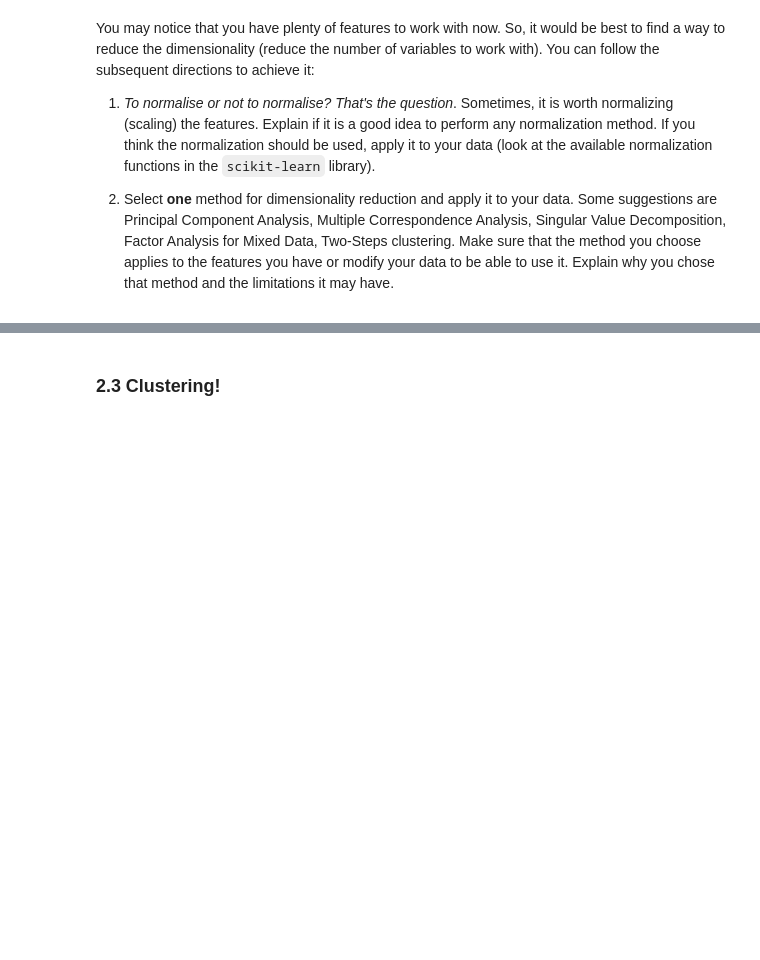
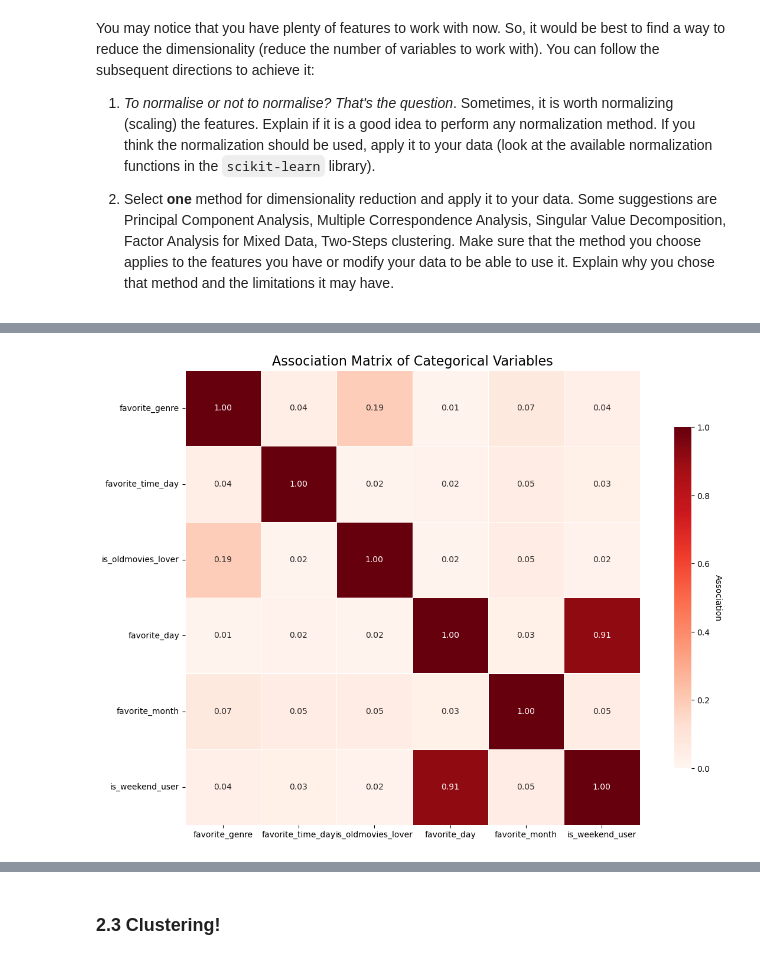
Before and after one commit to LorenzoPannacci/ADM-HW4, a Jupyter notebook: main.ipynb, the cells around one changed output, grey strips where cells are left out. Cells and saved outputs as stored; diff of their text form; code cells hidden in the pictures; blank space fills up the shorter version.

```diff
--- a/main.ipynb
+++ b/main.ipynb
@@ -661,0 +685,22 @@ limitations of PCA: only linear dependence
+# %%
+# Extract the categorical varible
+qualitative_col = ['favorite_genre', 'favorite_time_day','is_oldmovies_lover','favorite_day', 'favorite_month', 'is_weekend_user']
+qualitative_df= users_dataset[qualitative_col]
+
+# Setting of the plot size
+plt.figure(figsize=(15, 10))
+
+# Plot the Association matrix with a specified color map
+heatmap = sns.heatmap(association_matrix(qualitative_df), linewidths=0.5, vmin=0, vmax=1, square=True,
+                      cmap="Reds", linecolor='white', annot=True, fmt=".2f", cbar_kws={"shrink": 0.75})
+
+plt.yticks(rotation=0)
+
+# Customization of the color bar
+cbar = heatmap.collections[0].colorbar
+cbar.set_label('Association', rotation=270, labelpad=15)
+
+plt.title('Association Matrix of Categorical Variables', fontsize=16)
+plt.show()
+# %% [output]
+[figure, added]
```
Also changed, not shown: parts of 32 cells of this notebook.
